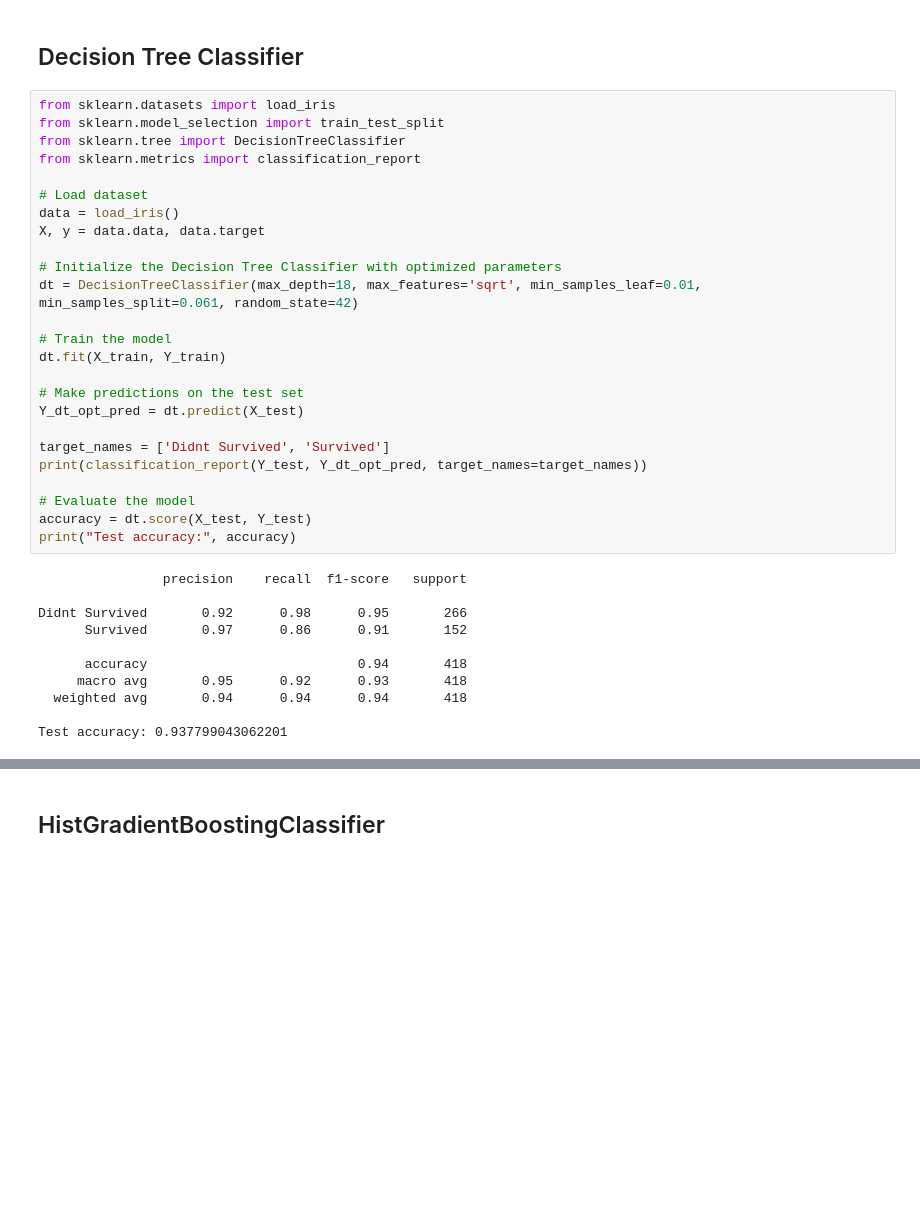
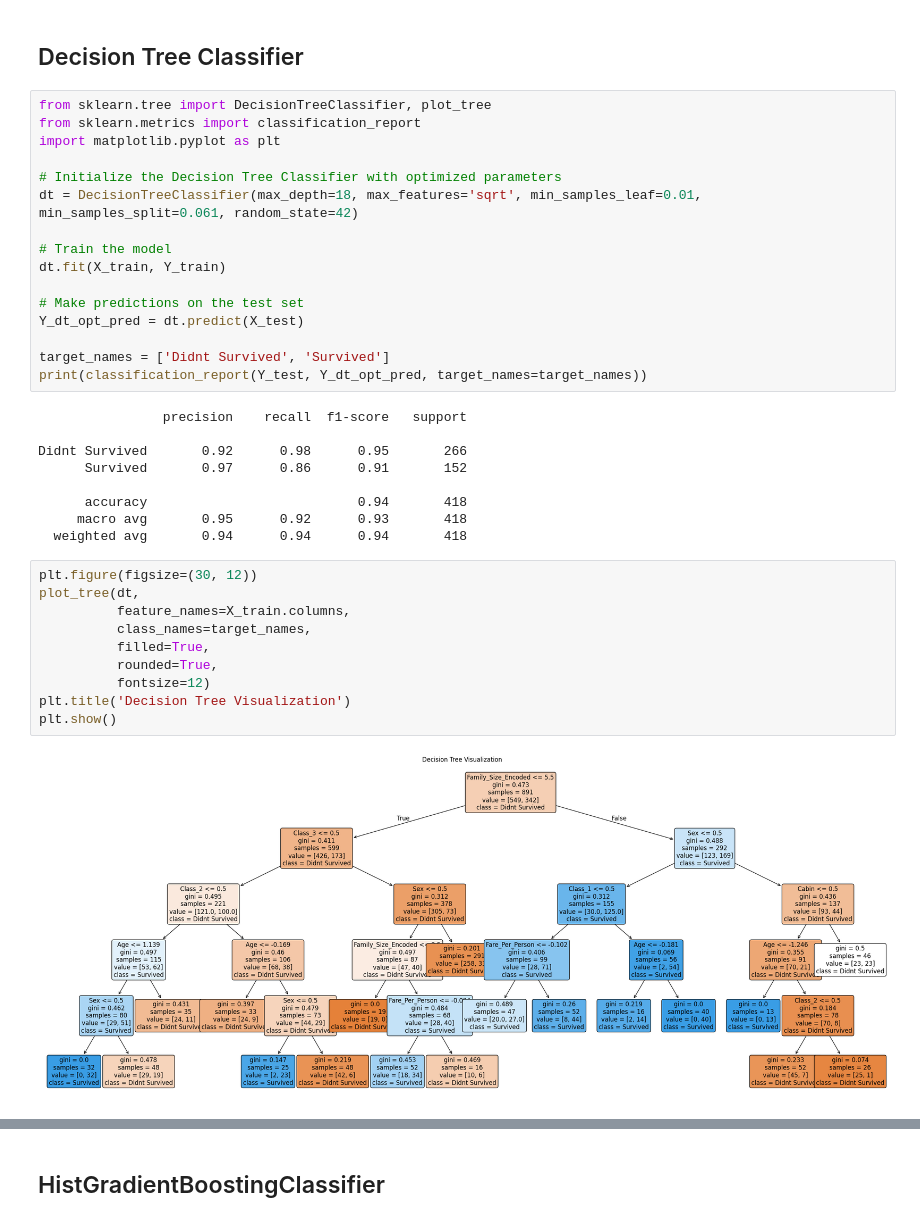
Before and after one commit to Bladys0710/titanic-ml-project, a Jupyter notebook: notebooks/02_Modeling.ipynb, the cells around one changed output, grey strips where cells are left out. Drawn from its saved outputs; the diff is of its cells as text; blank space fills up the shorter version.

```diff
--- a/notebooks/02_Modeling.ipynb
+++ b/notebooks/02_Modeling.ipynb
@@ -31,14 +31,9 @@ Y_test = test_data['Survived']
 # %% [markdown]
 ## Decision Tree Classifier
 # %%
-from sklearn.datasets import load_iris
-from sklearn.model_selection import train_test_split
-from sklearn.tree import DecisionTreeClassifier
+from sklearn.tree import DecisionTreeClassifier, plot_tree
 from sklearn.metrics import classification_report
-
-# Load dataset
-data = load_iris()
-X, y = data.data, data.target
+import matplotlib.pyplot as plt
 
 # Initialize the Decision Tree Classifier with optimized parameters
 dt = DecisionTreeClassifier(max_depth=18, max_features='sqrt', min_samples_leaf=0.01, min_samples_split=0.061, random_state=42)
@@ -51,10 +46,6 @@ Y_dt_opt_pred = dt.predict(X_test)
 
 target_names = ['Didnt Survived', 'Survived']
 print(classification_report(Y_test, Y_dt_opt_pred, target_names=target_names))
-
-# Evaluate the model
-accuracy = dt.score(X_test, Y_test)
-print("Test accuracy:", accuracy)
 # %% [output]
                 precision    recall  f1-score   support
 
@@ -64,5 +55,15 @@ Didnt Survived       0.92      0.98      0.95       266
       accuracy                           0.94       418
      macro avg       0.95      0.92      0.93       418
   weighted avg       0.94      0.94      0.94       418
-
-Test accuracy: 0.937799043062201
+# %%
+plt.figure(figsize=(30, 12))
+plot_tree(dt,
+          feature_names=X_train.columns,
+          class_names=target_names,
+          filled=True,
+          rounded=True,
+          fontsize=12)
+plt.title('Decision Tree Visualization')
+plt.show()
+# %% [output]
+[figure, added]
```
Also changed, not shown: parts of 24 cells of this notebook.
